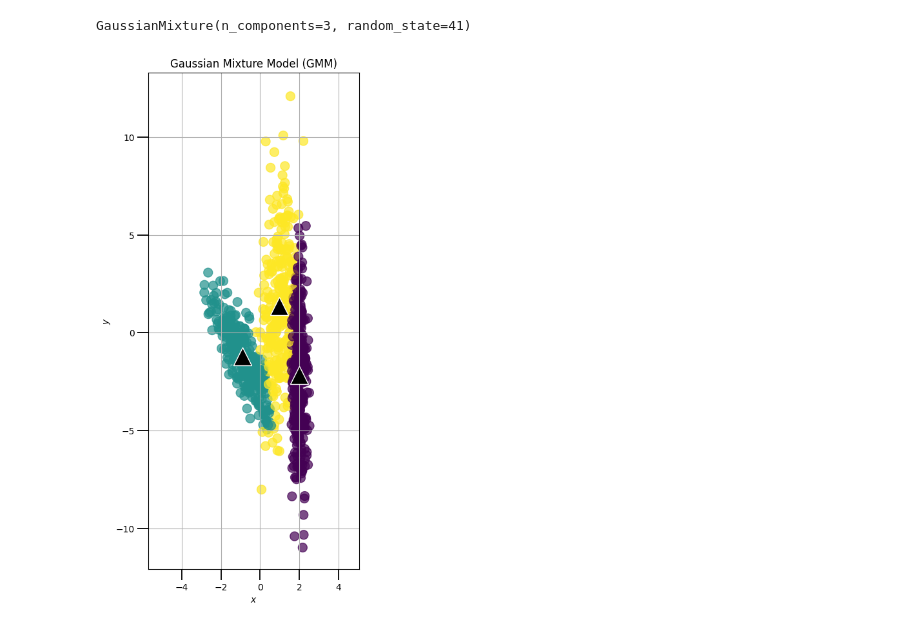
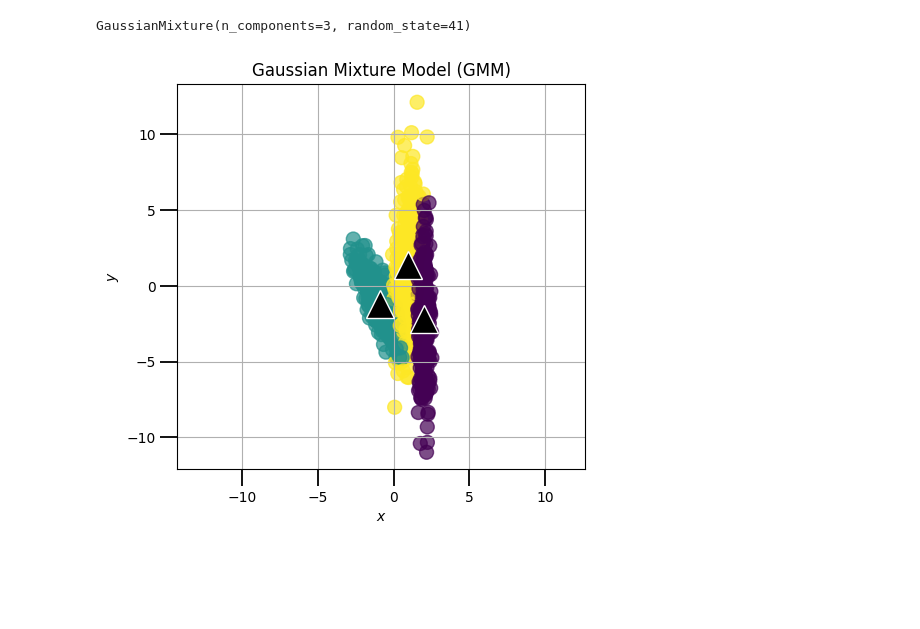
Before and after one commit to seoserang/phys255ml, a Jupyter notebook: 7 Unsupervised Learning/Aarons Cluster Assignment/ClusterAssignment.ipynb, the cells around one changed output. Drawn from its saved outputs; the diff is of its cells as text; code cells hidden in the pictures; blank space fills up the shorter version.

```diff
--- a/7 Unsupervised Learning/Aarons Cluster Assignment/ClusterAssignment.ipynb
+++ b/7 Unsupervised Learning/Aarons Cluster Assignment/ClusterAssignment.ipynb
@@ -108,21 +108,21 @@ GaussianMixture(n_components=3, random_state=41)
 # %%
 # Get results
 centers = gauss.means_  # Cluster centers (means)
 labels = gauss.predict(X)  # Cluster assignments
 probs = gauss.predict_proba(X)  # Probabilities of belonging to each cluster
 
 # Create plot in the same format as before
-fig3 = plt.figure(figsize=(10,10))
+fig13 = plt.figure(figsize=(10,5))
 plt.axes().set_aspect('equal')
 plt.scatter(data['x'], data['y'], s=100, c=labels, alpha=0.7, cmap='viridis')
 plt.plot(centers[:,0], centers[:,1], '^k', mec='white', ms=20)
 plt.tick_params('both', length=12, width=1.3, which='major')
 plt.xlabel('$x$')
 plt.ylabel('$y$')
 plt.grid('on')
-plt.xlim(min(data['x'])*2,max(data['x']*2))
+plt.xlim(min(data['x'])*5,max(data['x']*5))
 plt.ylim(min(data['y']*1.1), max(data['y']*1.1))
 plt.title('Gaussian Mixture Model (GMM)')
 plt.show()
 # %% [output]
-[figure, old version]
+[figure, new version]
```
Also changed, not shown: parts of 1 cell of this notebook.
